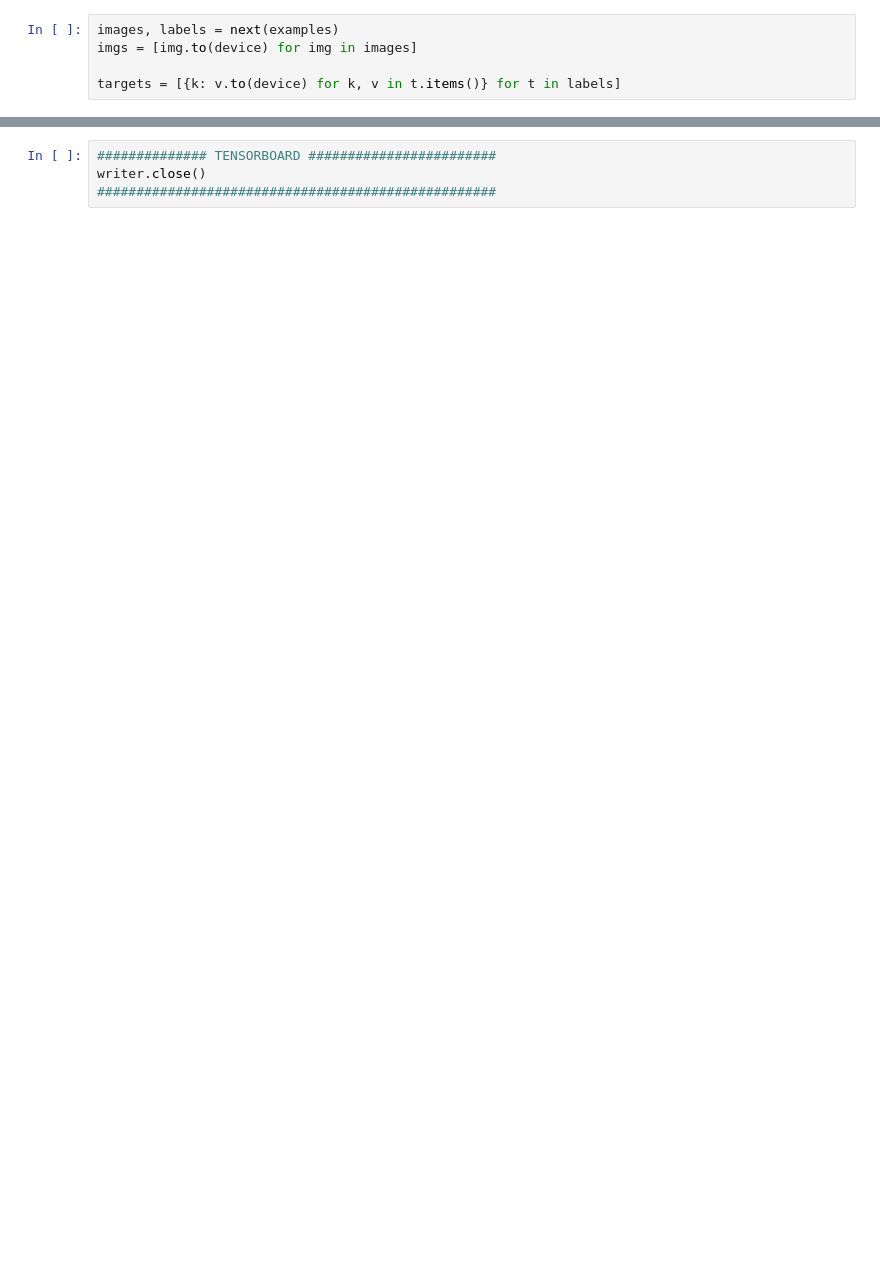
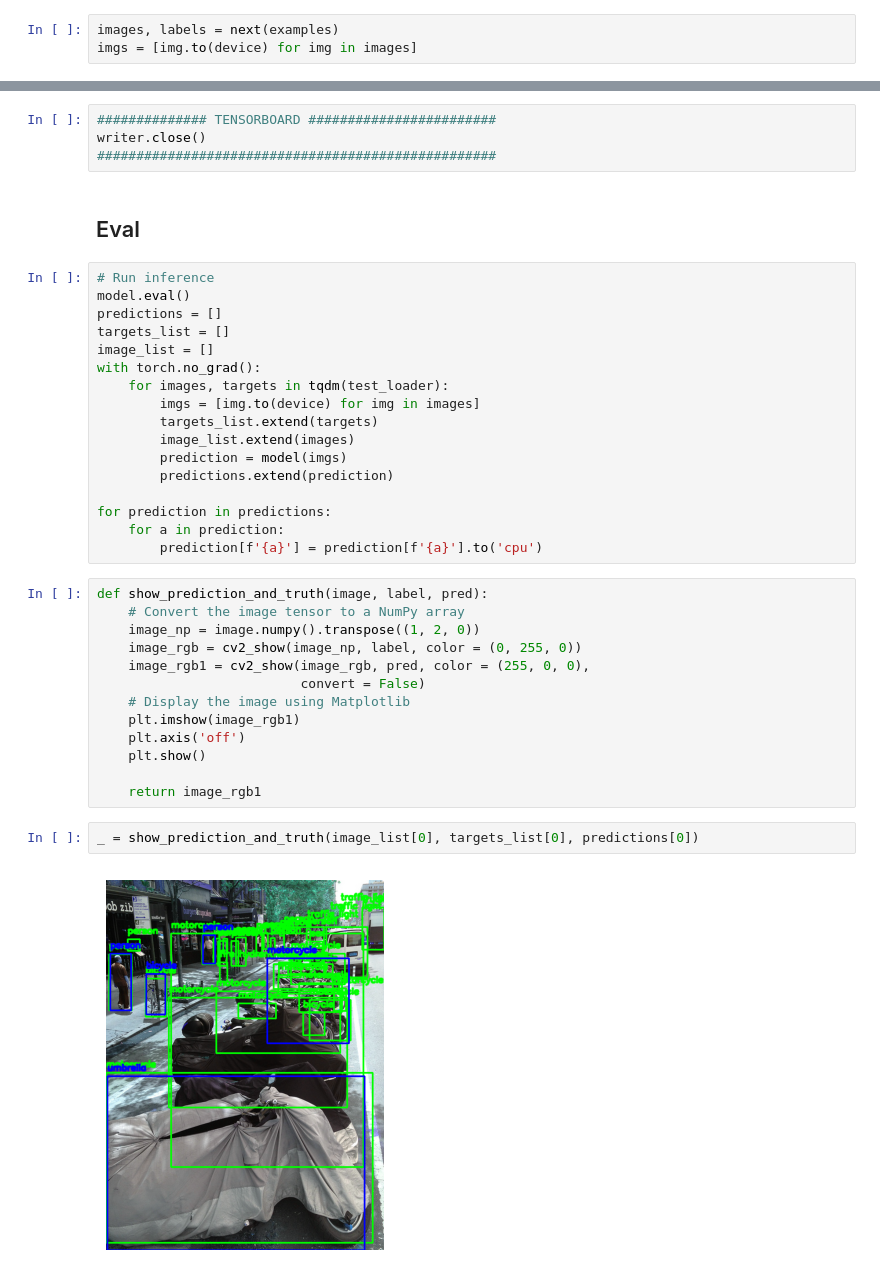
Before and after one commit to bthek1/DeepLearning, a Jupyter notebook: nbs/056_object_detection-Coco2.ipynb, the cells around one changed output, grey strips where cells are left out. Saved outputs shown, nothing was run; the diff lists cells and outputs as text; blank space fills up the shorter version.

```diff
--- a/nbs/056_object_detection-Coco2.ipynb
+++ b/nbs/056_object_detection-Coco2.ipynb
@@ -481,8 +462,6 @@ examples = iter(train_loader)
 # %%
 images, labels = next(examples)
 imgs = [img.to(device) for img in images]
-
-targets = [{k: v.to(device) for k, v in t.items()} for t in labels]
 # %%
 show_images(images, labels, figsize=(15, 5))
 # %% [output]
@@ -499,3 +478,39 @@ show_images(images, loss_dict, figsize=(15, 5))
 ############## TENSORBOARD ########################
 writer.close()
 ###################################################
+# %% [markdown]
+## Eval
+# %%
+# Run inference
+model.eval()
+predictions = []
+targets_list = []
+image_list = []
+with torch.no_grad():
+    for images, targets in tqdm(test_loader):
+        imgs = [img.to(device) for img in images]
+        targets_list.extend(targets)
+        image_list.extend(images)
+        prediction = model(imgs)
+        predictions.extend(prediction)
+
+for prediction in predictions:
+    for a in prediction:
+        prediction[f'{a}'] = prediction[f'{a}'].to('cpu')
+# %%
+def show_prediction_and_truth(image, label, pred):
+    # Convert the image tensor to a NumPy array
+    image_np = image.numpy().transpose((1, 2, 0))
+    image_rgb = cv2_show(image_np, label, color = (0, 255, 0))
+    image_rgb1 = cv2_show(image_rgb, pred, color = (255, 0, 0),
+                          convert = False)
+    # Display the image using Matplotlib
+    plt.imshow(image_rgb1)
+    plt.axis('off')
+    plt.show()
+
+    return image_rgb1
+# %%
+_ = show_prediction_and_truth(image_list[0], targets_list[0], predictions[0])
+# %% [output]
+[figure, added]
```
Also changed, not shown: parts of 28 cells of this notebook, 19 other files.
